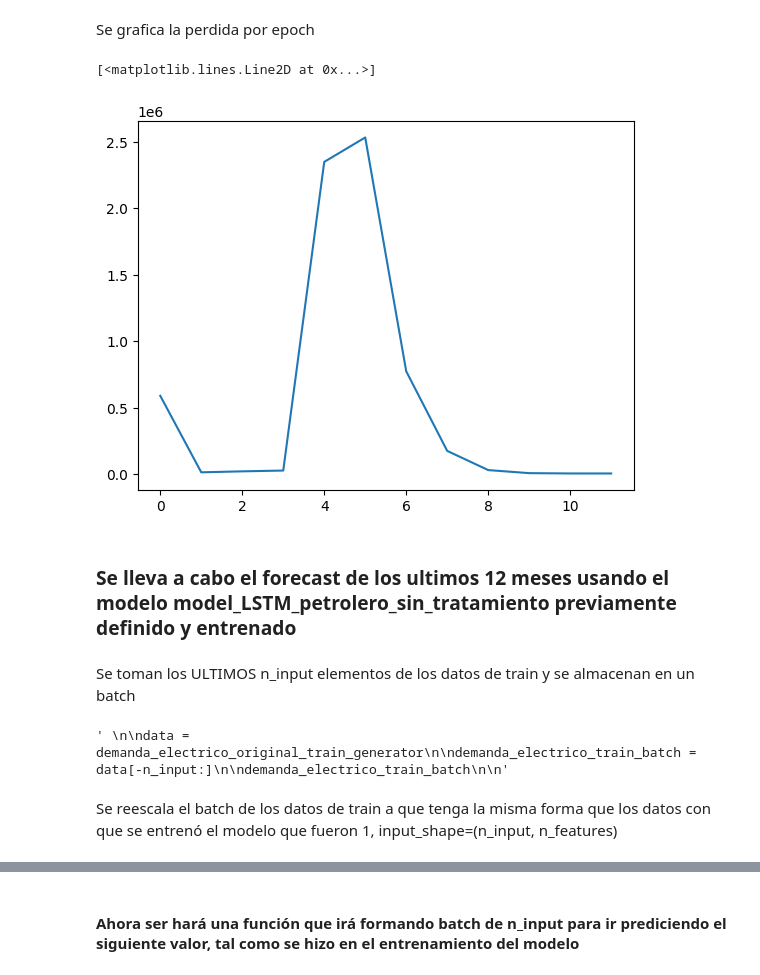
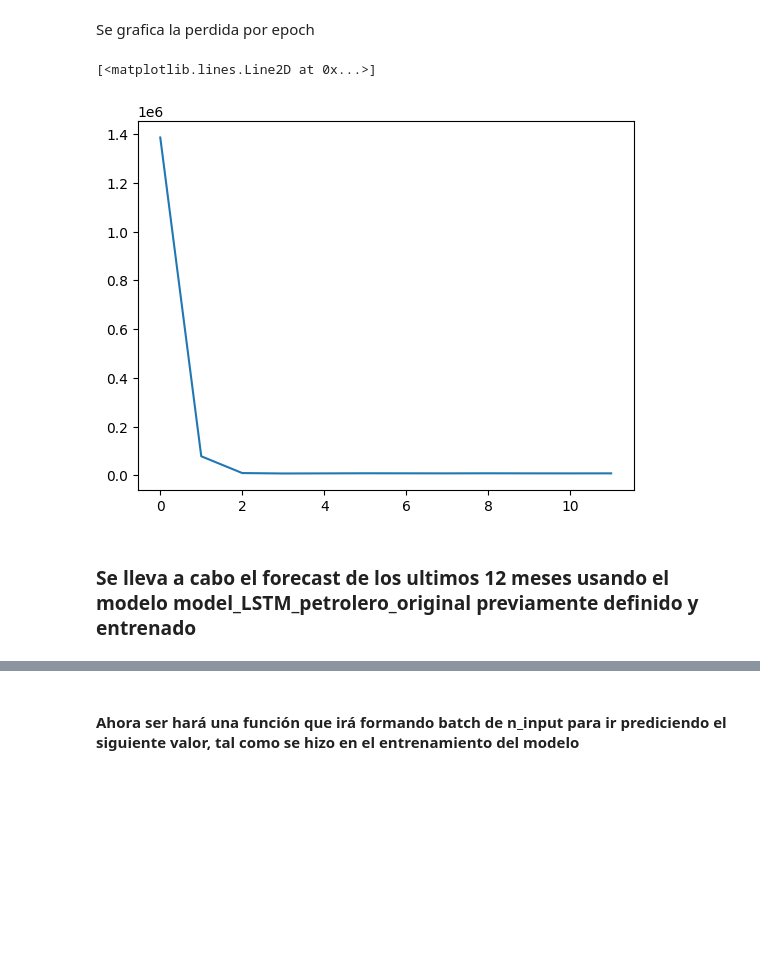
Before and after one commit to Sergio-Ibarra-1795/MIS_Tesis_GitHub, a Jupyter notebook: Demanda_petrolero_full_v1.ipynb, the cells around one changed output, grey strips where cells are left out. Drawn from its saved outputs; the diff is of its cells as text; code cells hidden in the pictures; blank space fills up the shorter version.

```diff
--- a/Demanda_petrolero_full_v1.ipynb
+++ b/Demanda_petrolero_full_v1.ipynb
@@ -171,5 +171,5 @@ Name: Demanded_Gas, Length: 201, dtype: float64
 # %%
-n_input = 24
+n_input = 12
 
 data = demanda_petrolero_original_train_data["Demanded_Gas"]
 targets = data
@@ -214,7 +212,7 @@ from keras.layers import LSTM
 # %% [markdown]
 Se define la red neuronal FFNN con capas densas y funcion de activación tipo RELU.
 # %%
-n_input = 24
+n_input = 12
 n_features = 1
 
 # define model
@@ -354,12 +352,12 @@ tf.random.set_seed(0)
 # %% [markdown]
 Se define la red neuronal LSMT con capas densas y funcion de activación tipo RELU.
 # %%
-n_input = 24
+n_input = 12
 n_features = 1
 
 # define model
-model_LSTM_petrolero = Sequential()
-model_LSTM_petrolero.add(LSTM(50, activation='relu', input_shape=(n_input, n_features)))
-model_LSTM_petrolero.add(Dense(1))
-model_LSTM_petrolero.compile(optimizer='adam', loss='mse')
+model_LSTM_petrolero_original = Sequential()
+model_LSTM_petrolero_original.add(LSTM(50, activation='relu', input_shape=(n_input, n_features)))
+model_LSTM_petrolero_original.add(Dense(1))
+model_LSTM_petrolero_original.compile(optimizer='adam', loss='mse')
 # %%
@@ -379,6 +377,6 @@ Model: "sequential_2"
 # %% [markdown]
 Entrenamos el modelo LSTM
 # %%
-model_LSTM_petrolero.fit(demanda_petrolero_original_train_generator, epochs=12)
+model_LSTM_petrolero_original.fit(demanda_petrolero_original_train_generator, epochs=12)
 # %% [output]
 Epoch 1/12
@@ -403,12 +400,10 @@ Epoch 12/12
 # %% [markdown]
 Se grafica la perdida por epoch
 # %%
-loss_per_epoch_model_FF = model_LSTM_petrolero.history.history['loss']
+loss_per_epoch_model_FF = model_LSTM_petrolero_original.history.history['loss']
 plt.plot(range(len(loss_per_epoch_model_FF)),loss_per_epoch_model_FF)
 # %% [output]
 [<matplotlib.lines.Line2D at 0x...>]
-[figure, old version]
+[figure, new version]
 # %% [markdown]
-### Se lleva a cabo el forecast de los ultimos 12 meses usando el modelo model_LSTM_petrolero_sin_tratamiento previamente definido y entrenado
+### Se lleva a cabo el forecast de los ultimos 12 meses usando el modelo model_LSTM_petrolero_original previamente definido y entrenado
-# %% [markdown]
-Se toman los ULTIMOS n_input elementos de los datos de train y se almacenan en un batch
@@ -417,14 +409,0 @@ Se toman los ULTIMOS n_input elementos de los datos de train y se almacenan en u
-# %%
-'''
-
-data = demanda_electrico_original_train_generator
-
-demanda_electrico_train_batch = data[-n_input:]
-
-demanda_electrico_train_batch
-
-'''
-# %% [output]
-' \n\ndata = demanda_electrico_original_train_generator\n\ndemanda_electrico_train_batch = data[-n_input:]\n\ndemanda_electrico_train_batch\n\n'
-# %% [markdown]
-Se reescala el batch de los datos de train a que tenga la misma forma que los datos con que se entrenó el modelo que fueron 1, input_shape=(n_input, n_features)
```
Also changed, not shown: parts of 57 cells of this notebook, 3 other files.
